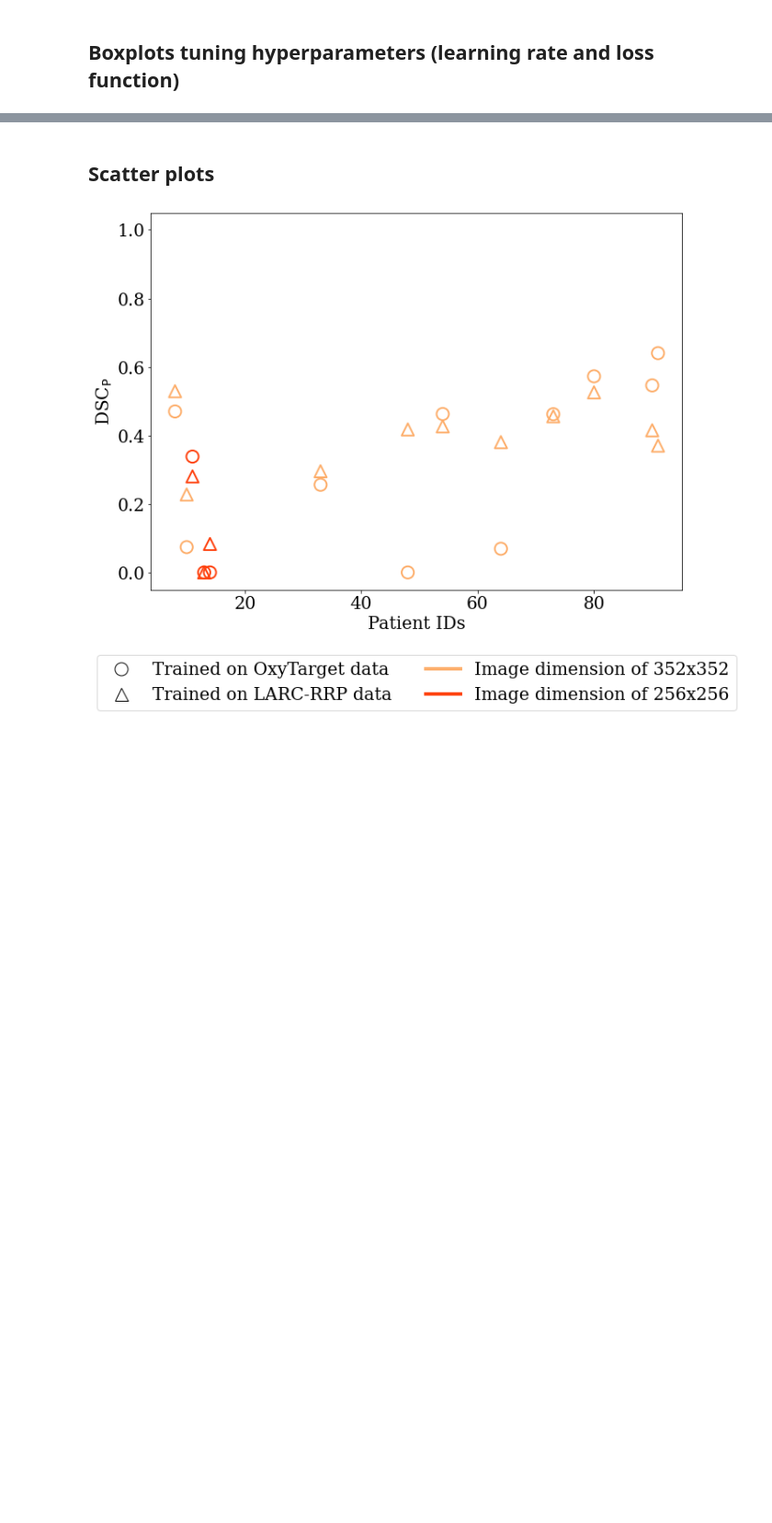
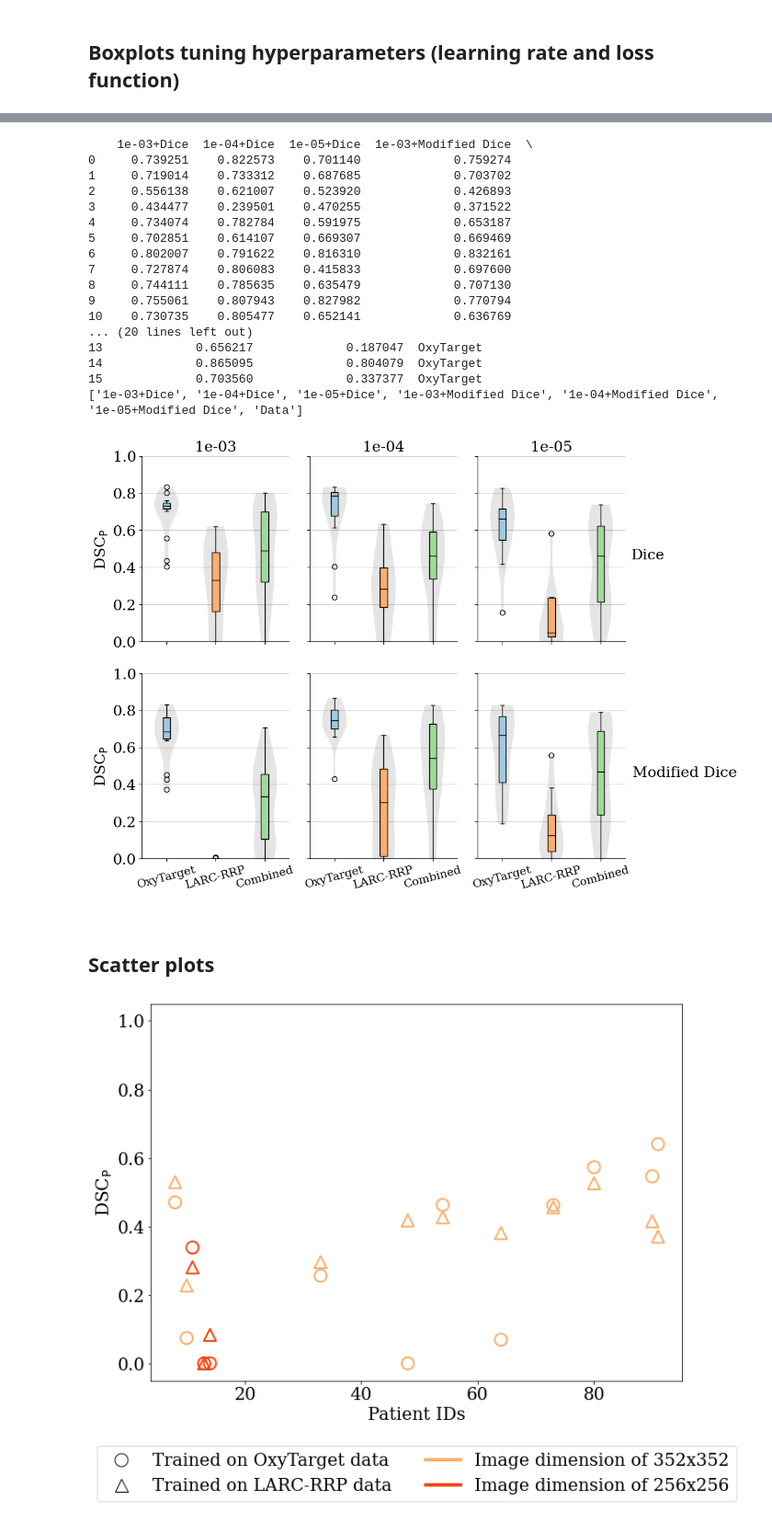
Before and after one commit to IngvildAskimAdde/MasterThesis, a Jupyter notebook: visualize_results.ipynb, the cells around one changed output, grey strips where cells are left out. Shown: that part at 92% size. Cells and saved outputs as stored; diff of their text form; code cells hidden in the pictures; blank space fills up the shorter version.

```diff
--- a/visualize_results.ipynb
+++ b/visualize_results.ipynb
@@ -196,3 +276,61 @@ main()
+# %%
+def main_2():
+
+    excel_path = '/Volumes/LaCie/MasterThesis_Ingvild/Excel_data/Experiment_plan.xlsx'
+    ids_Oxy = [5,6,7,8,9,10]
+    ids_LARC = [5,6,7,8,9,10]
+    ids_Comb = [0,1,2,3,4,5]
+
+    #Creating dataframes of det f1 scores of the validation patients
+    Oxy = dataframe_of_f1scores(excel_path, 'Oxy_new', ['patient.csv'], ids_Oxy)
+    LARC = dataframe_of_f1scores(excel_path, 'LARC',['patient_352.csv','patient_256.csv'], ids_LARC)
+    Combined = dataframe_of_f1scores(excel_path, 'Combined_new',['patient_352.csv','patient_256.csv'], ids_Comb)
+
+    #Creating dictionary of dataframes
+    dictionary = {'OxyTarget': Oxy, 'LARC-RRP': LARC, 'Combined': Combined}
+
+    #Column-names to be swapped
+    col_names = list(Oxy.columns)
+
+    for key in dictionary:
+        #Swapping order of columns
+        dictionary[key] = swap_columns(dictionary[key], col_names[1], col_names[0])
+        dictionary[key] = swap_columns(dictionary[key], col_names[4], col_names[3])
+
+        #Re-organize the dataframe
+        dictionary[key]['Data'] = key
+
+    #Create one dataframe with all the datasets
+    #df = pd.concat([dictionary['OxyTarget'], dictionary['LARC-RRP'], dictionary['Combined']])
+    #df = pd.melt(df, id_vars=['Data'], var_name=['Parameters'])
+    #df[['Learning rate','Loss function']] = df.Parameters.apply(lambda x: pd.Series(str(x).split("+")))
+    print(dictionary['OxyTarget'])
+
+    #Plot as boxplots
+    order = ['OxyTarget','LARC-RRP','Combined']
+    colors = ['#9ecae1','#fdae6b','#a1d99b']
+    boxplot_2(dictionary, order, 18, 14, colors, save=True)
+# %%
+main_2()
+# %% [output]
+    1e-03+Dice  1e-04+Dice  1e-05+Dice  1e-03+Modified Dice  \
+0     0.739251    0.822573    0.701140             0.759274
+1     0.719014    0.733312    0.687685             0.703702
+2     0.556138    0.621007    0.523920             0.426893
+3     0.434477    0.239501    0.470255             0.371522
+4     0.734074    0.782784    0.591975             0.653187
+5     0.702851    0.614107    0.669307             0.669469
+6     0.802007    0.791622    0.816310             0.832161
+7     0.727874    0.806083    0.415833             0.697600
+8     0.744111    0.785635    0.635479             0.707130
+9     0.755061    0.807943    0.827982             0.770794
+10    0.730735    0.805477    0.652141             0.636769
+... (20 lines left out)
+13             0.656217             0.187047  OxyTarget
+14             0.865095             0.804079  OxyTarget
+15             0.703560             0.337377  OxyTarget
+['1e-03+Dice', '1e-04+Dice', '1e-05+Dice', '1e-03+Modified Dice', '1e-04+Modified Dice', '1e-05+Modified Dice', 'Data']
+[figure, added]
 # %% [markdown]
 ## Scatter plots
 # %%
```
Also changed, not shown: parts of 16 cells of this notebook, 7 other files.
